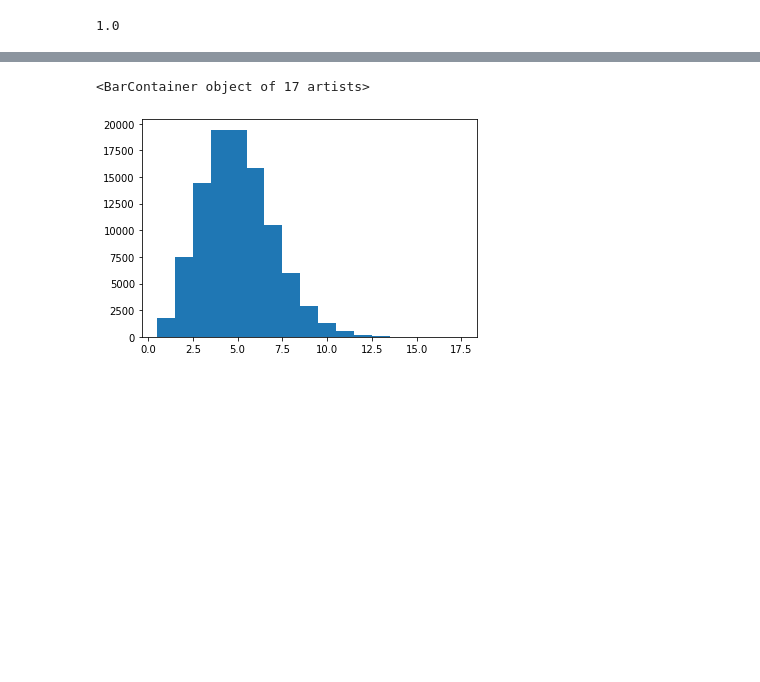
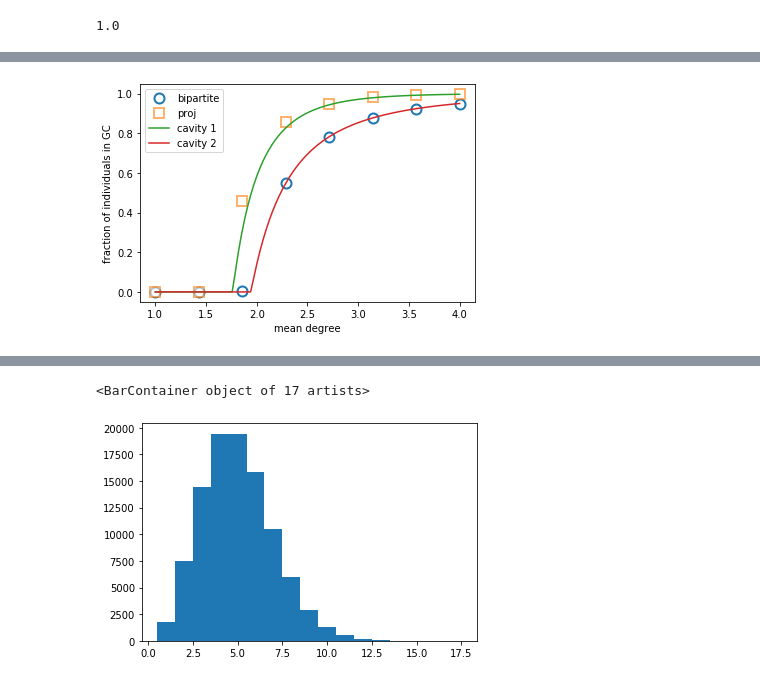
Before and after one commit to g-torr/percolation-clusters, a Jupyter notebook: macroscopic_percolation.ipynb, the cells around one changed output, grey strips where cells are left out. Cells and saved outputs as stored; diff of their text form; code cells hidden in the pictures; blank space fills up the shorter version.

```diff
--- a/macroscopic_percolation.ipynb
+++ b/macroscopic_percolation.ipynb
@@ -130 +115,13 @@ np.random.poisson?
+# %%
+plt.plot(a_means,data,'o',mfc = 'w',mew = 2,ms = 10,label = 'bipartite')
+plt.plot(a_means,data_proj,'s',label = 'proj',mfc = 'w',ms=10,mew = 2,alpha = 0.6)
+a_means_thr = np.linspace(a_means.min(),a_means.max(),100)
+plt.plot(a_means_thr,[model1(a_mean,a_mean*N_a/N_b,1-p).estimate() for a_mean in a_means_thr],label = 'cavity 1')
+plt.plot(a_means_thr,[model2(a_mean,a_mean*N_a/N_b,1-p).estimate() for a_mean in a_means_thr],label = 'cavity 2')
+plt.legend()
+plt.xlabel('mean degree')
+plt.ylabel('fraction of individuals in GC')
+plt.savefig('percolation.pdf')
+# %% [output]
+[figure, added]
 # %%
```
Also changed, not shown: parts of 21 cells of this notebook, 8 other files.
